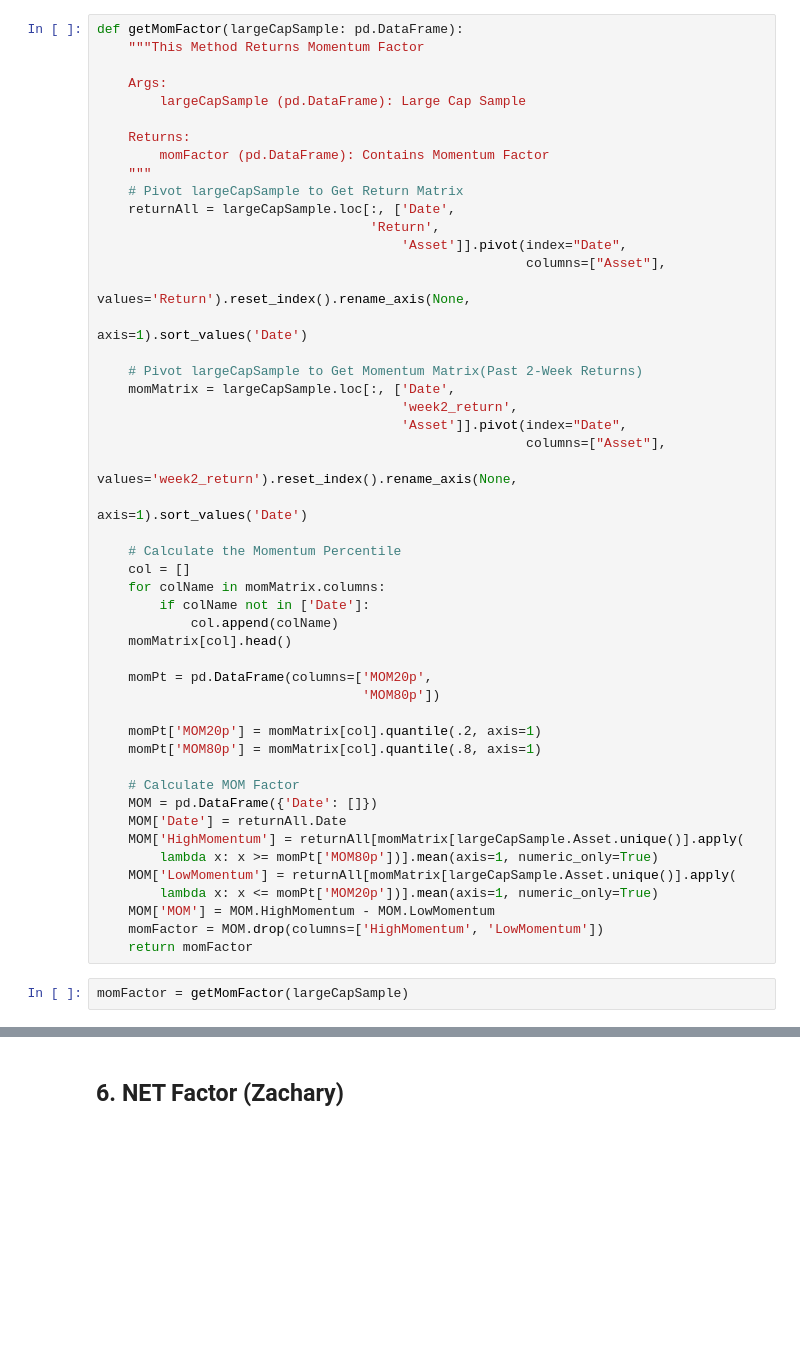
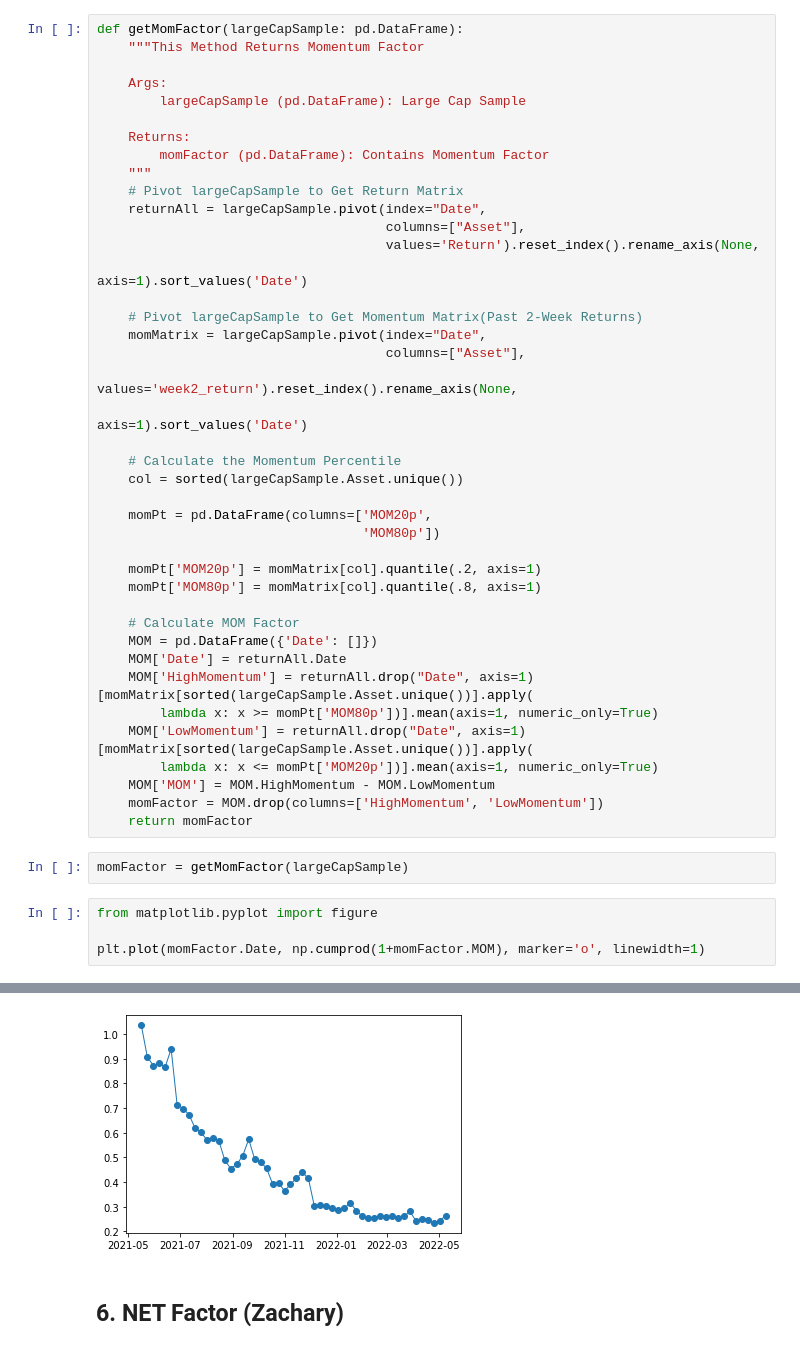
Before and after one commit to PracticumCrypto/C5-Analyzer, a Jupyter notebook: Deliver_version.ipynb, the cells around one changed output, grey strips where cells are left out. Drawn from its saved outputs; the diff is of its cells as text; blank space fills up the shorter version.

Commit message:
minor changes on pivot

```diff
--- a/Deliver_version.ipynb
+++ b/Deliver_version.ipynb
@@ -652,27 +650,19 @@ def getMomFactor(largeCapSample: pd.DataFrame):
         momFactor (pd.DataFrame): Contains Momentum Factor
     """
     # Pivot largeCapSample to Get Return Matrix
-    returnAll = largeCapSample.loc[:, ['Date',
-                                   'Return',
-                                       'Asset']].pivot(index="Date",
-                                                       columns=["Asset"],
-                                                       values='Return').reset_index().rename_axis(None,
-                                                                                                  axis=1).sort_values('Date')
+    returnAll = largeCapSample.pivot(index="Date",
+                                     columns=["Asset"],
+                                     values='Return').reset_index().rename_axis(None,
+                                                                                axis=1).sort_values('Date')
 
     # Pivot largeCapSample to Get Momentum Matrix(Past 2-Week Returns)
-    momMatrix = largeCapSample.loc[:, ['Date',
-                                       'week2_return',
-                                       'Asset']].pivot(index="Date",
-                                                       columns=["Asset"],
-                                                       values='week2_return').reset_index().rename_axis(None,
-                                                                                                        axis=1).sort_values('Date')
+    momMatrix = largeCapSample.pivot(index="Date",
+                                     columns=["Asset"],
+                                     values='week2_return').reset_index().rename_axis(None,
+                                                                                      axis=1).sort_values('Date')
 
     # Calculate the Momentum Percentile
-    col = []
-    for colName in momMatrix.columns:
-        if colName not in ['Date']:
-            col.append(colName)
-    momMatrix[col].head()
+    col = sorted(largeCapSample.Asset.unique())
 
     momPt = pd.DataFrame(columns=['MOM20p',
                                   'MOM80p'])
@@ -683,12 +673,17 @@ def getMomFactor(largeCapSample: pd.DataFrame):
     # Calculate MOM Factor
     MOM = pd.DataFrame({'Date': []})
     MOM['Date'] = returnAll.Date
-    MOM['HighMomentum'] = returnAll[momMatrix[largeCapSample.Asset.unique()].apply(
+    MOM['HighMomentum'] = returnAll.drop("Date", axis=1)[momMatrix[sorted(largeCapSample.Asset.unique())].apply(
         lambda x: x >= momPt['MOM80p'])].mean(axis=1, numeric_only=True)
-    MOM['LowMomentum'] = returnAll[momMatrix[largeCapSample.Asset.unique()].apply(
+    MOM['LowMomentum'] = returnAll.drop("Date", axis=1)[momMatrix[sorted(largeCapSample.Asset.unique())].apply(
         lambda x: x <= momPt['MOM20p'])].mean(axis=1, numeric_only=True)
     MOM['MOM'] = MOM.HighMomentum - MOM.LowMomentum
     momFactor = MOM.drop(columns=['HighMomentum', 'LowMomentum'])
     return momFactor
 # %%
 momFactor = getMomFactor(largeCapSample)
+# %%
+from matplotlib.pyplot import figure
+
+plt.plot(momFactor.Date, np.cumprod(1+momFactor.MOM), marker='o', linewidth=1)
+# %% [output]
@@ -695,3 +691,4 @@ momFactor = getMomFactor(largeCapSample)
+[figure, added]
 # %% [markdown]
 ## 6. NET Factor (Zachary)
 # %% [markdown]
```
Also changed, not shown: parts of 11 cells of this notebook, 3 other files.
